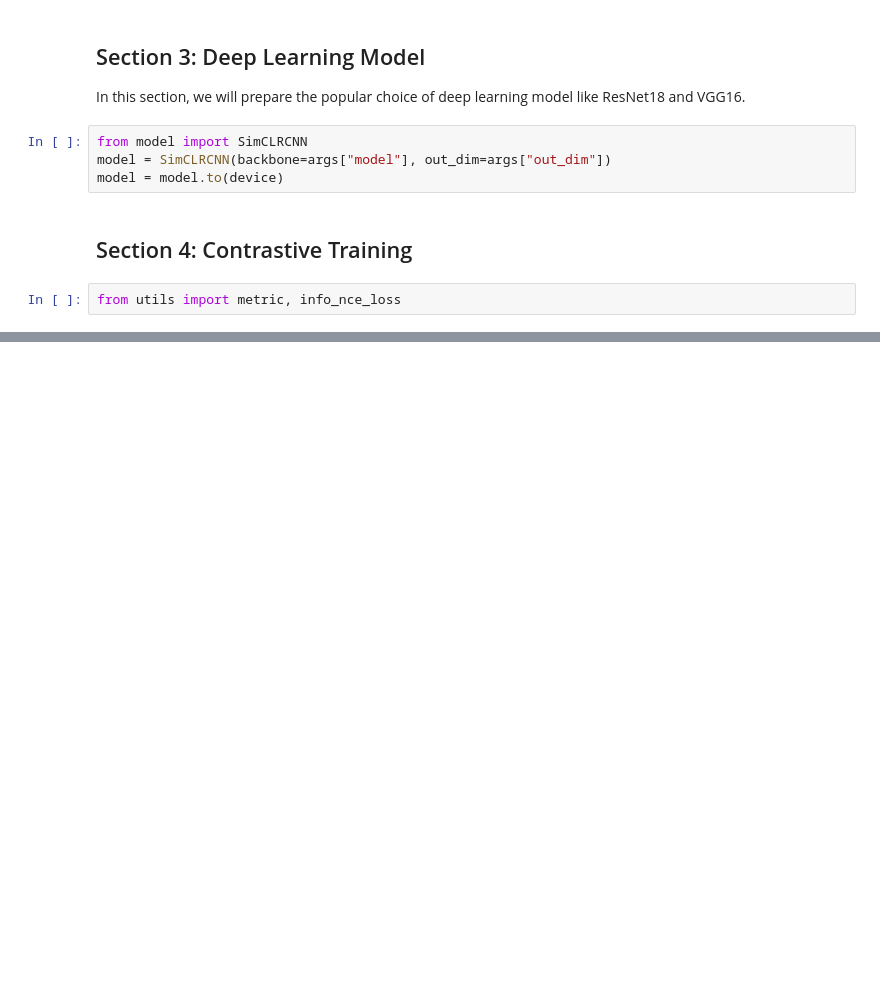
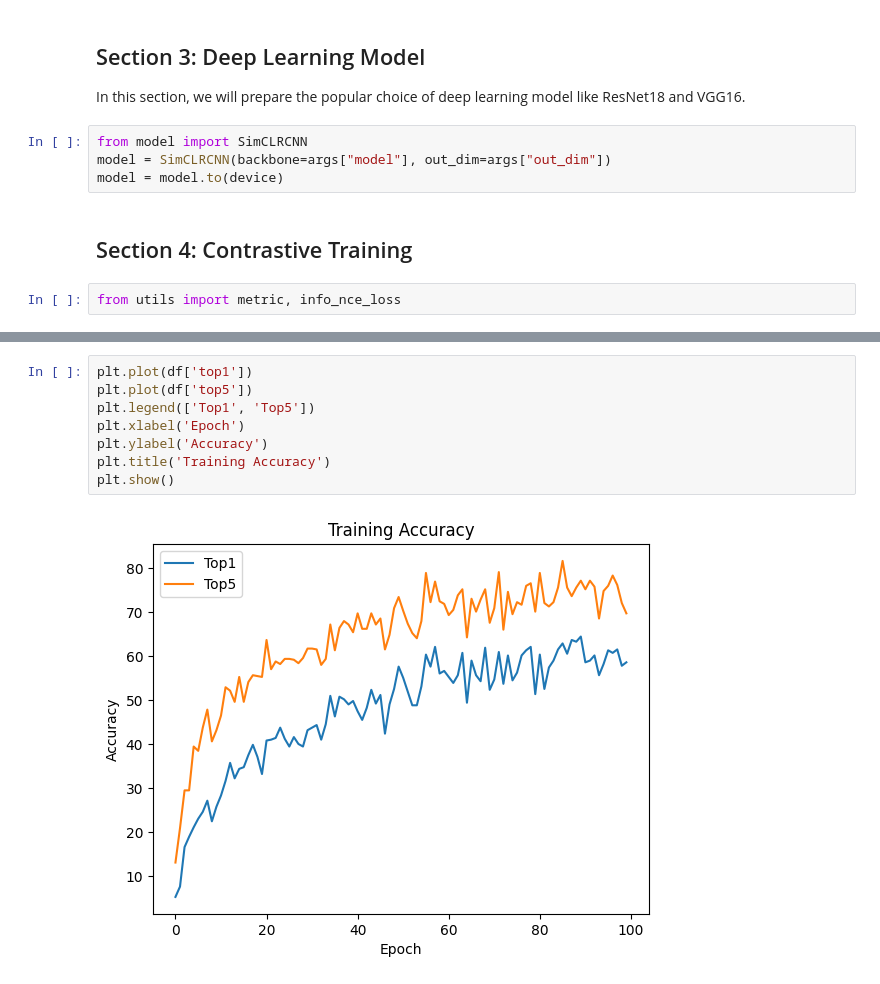
Before and after one commit to levscaut/ece1508, a Jupyter notebook: project.ipynb, the cells around one changed output, grey strips where cells are left out. Saved outputs shown, nothing was run; the diff lists cells and outputs as text; blank space fills up the shorter version.

```diff
--- a/project.ipynb
+++ b/project.ipynb
@@ -89,0 +134,10 @@ Epoch: 0        Loss: 7.526223182678223 Top1 accuracy: 0.29296875
+# %%
+plt.plot(df['top1'])
+plt.plot(df['top5'])
+plt.legend(['Top1', 'Top5'])
+plt.xlabel('Epoch')
+plt.ylabel('Accuracy')
+plt.title('Training Accuracy')
+plt.show()
+# %% [output]
+[figure, added]
```
Also changed, not shown: parts of 5 cells of this notebook.
